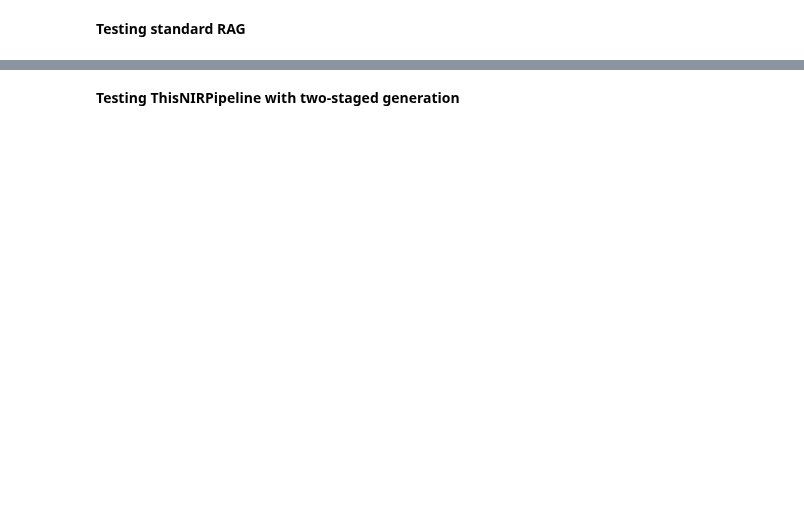
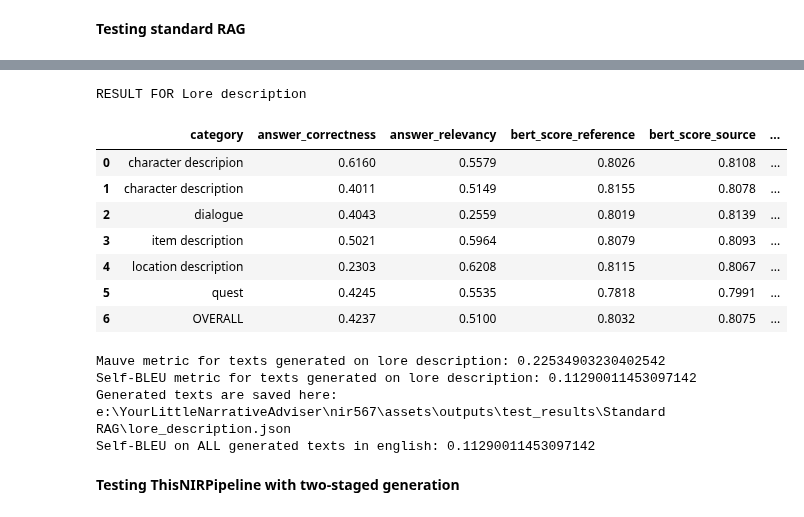
Before and after one commit to Alisazzzz/nir567, a Jupyter notebook: notebooks/testing_several_answer_pipelines.ipynb, the cells around one changed output, grey strips where cells are left out. Drawn from its saved outputs; the diff is of its cells as text; code cells hidden in the pictures; blank space fills up the shorter version.

Commit message:
added statictical testing and new data for tests

```diff
--- a/notebooks/testing_several_answer_pipelines.ipynb
+++ b/notebooks/testing_several_answer_pipelines.ipynb
@@ -91,7 +95,7 @@ embeddings_model = manager.create_embedding_model(name="embeddings_tests", optio
 # %%
 #data setup
 
-test_data_lore_description = TEST_DATA_TEXT1_SHORT
+test_data_lore_description = TEST_DATA_LORE_DESCRIPTION
 test_data_design_document = TEST_DATA_TEXT2_SHORT
 test_data_scenario = TEST_DATA_TEXT3_SHORT
 # %% [markdown]
@@ -249,7 +253,7 @@ def run_generation_tests_standart_rag(test_data: Dict[str, Any], dataset_name: s
         context = "\n\n".join(doc.page_content for doc in docs)
 
         if language == "ru":
-            propmt = f"""
+            prompt = f"""
                 Используй приведенный контекст и напиши ответ за запрос пользователя.
                 Следуй его инструкциям и напиши то, что пользователь от тебя ждет. \nКонтекст:\n{context}\nЗапрос\n{query}"
             """
@@ -311,7 +315,7 @@ def run_generation_tests_standart_rag(test_data: Dict[str, Any], dataset_name: s
     print(f"Self-BLEU metric for texts generated on {dataset_name}: {self_bleu_score}")
 
     if generated:
-        pipeline_dir = os.path.join(results_dir, "Basic LLM")
+        pipeline_dir = os.path.join(results_dir, "Standard RAG")
         os.makedirs(pipeline_dir, exist_ok=True)
 
         generated_with_metrics = []
@@ -334,11 +338,12 @@ def run_generation_tests_standart_rag(test_data: Dict[str, Any], dataset_name: s
     return generated_texts
 # %%
 texts_lore = run_generation_tests_standart_rag(test_data_lore_description, "lore description", "lore_description.json")
-texts_design = run_generation_tests_standart_rag(test_data_design_document, "design document", "design_document.json")
-texts_scenario = run_generation_tests_standart_rag(test_data_scenario, "scenario", "scenario.json")
+# texts_design = run_generation_tests_standart_rag(test_data_design_document, "design document", "design_document.json")
+# texts_scenario = run_generation_tests_standart_rag(test_data_scenario, "scenario", "scenario.json")
 
-all_generated_texts = texts_lore + texts_design + texts_scenario
+all_generated_texts = texts_lore #+ texts_design + texts_scenario
 self_bleu_all = compute_self_bleu(generateds=all_generated_texts)
 print(f"Self-BLEU on ALL generated texts in english: {self_bleu_all}")
 
-texts_russian = run_generation_tests_standart_rag(test_data_scenario, "scenario in russian", "scenario_russian.json", "ru")
+#texts_russian = run_generation_tests_standart_rag(test_data_scenario, "scenario in russian", "scenario_russian.json", "ru")
+# %% [output]
@@ -345,3 +368,16 @@ texts_russian = run_generation_tests_standart_rag(test_data_scenario, "scenario
+RESULT FOR Lore description
+|  | category | answer_correctness | answer_relevancy | bert_score_reference | bert_score_source | ... |
+| 0 | character descripion | 0.6160 | 0.5579 | 0.8026 | 0.8108 | ... |
+| 1 | character description | 0.4011 | 0.5149 | 0.8155 | 0.8078 | ... |
+| 2 | dialogue | 0.4043 | 0.2559 | 0.8019 | 0.8139 | ... |
+| 3 | item description | 0.5021 | 0.5964 | 0.8079 | 0.8093 | ... |
+| 4 | location description | 0.2303 | 0.6208 | 0.8115 | 0.8067 | ... |
+| 5 | quest | 0.4245 | 0.5535 | 0.7818 | 0.7991 | ... |
+| 6 | OVERALL | 0.4237 | 0.5100 | 0.8032 | 0.8075 | ... |
+Mauve metric for texts generated on lore description: 0.22534903230402542
+Self-BLEU metric for texts generated on lore description: 0.11290011453097142
+Generated texts are saved here: e:\YourLittleNarrativeAdviser\nir567\assets\outputs\test_results\Standard RAG\lore_description.json
+Self-BLEU on ALL generated texts in english: 0.11290011453097142
 # %% [markdown]
 **Testing ThisNIRPipeline with two-staged generation**
 # %%
```
Also changed, not shown: parts of 20 cells of this notebook, 27 other files.
